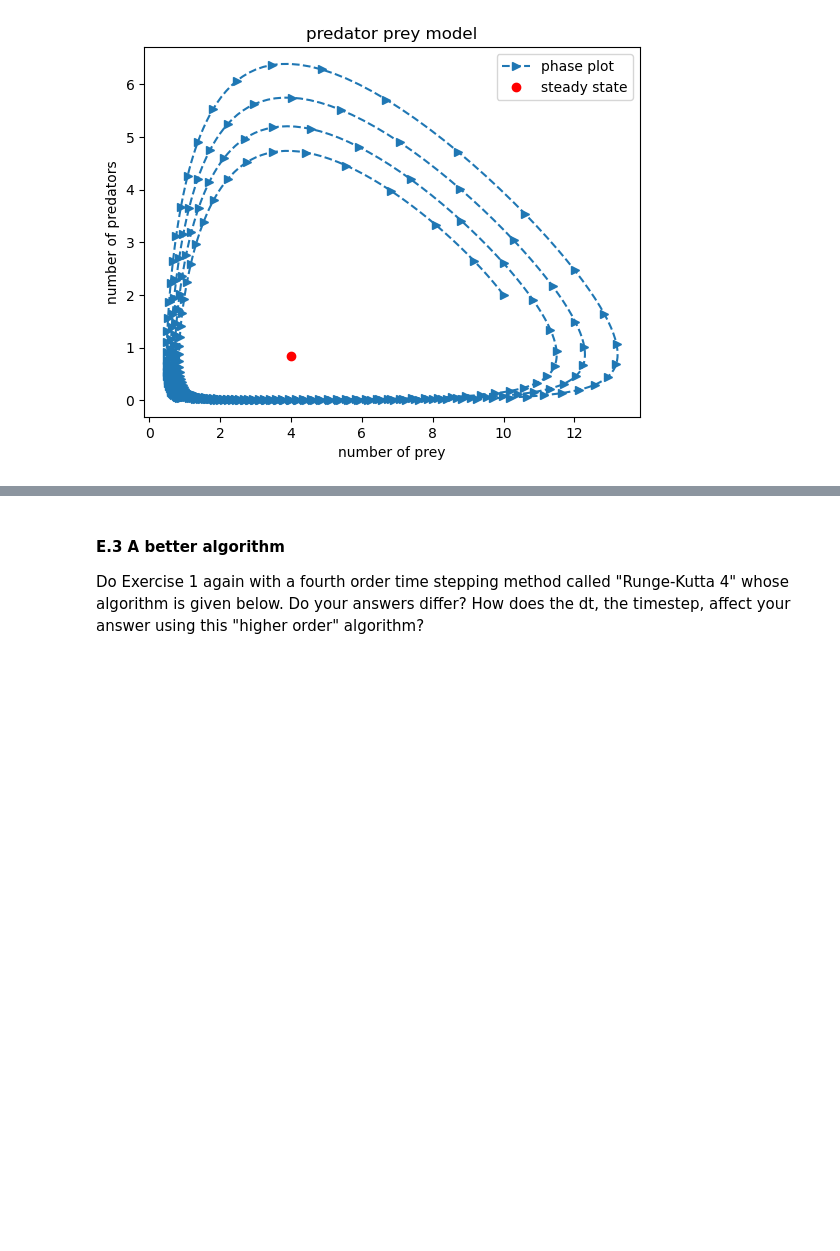
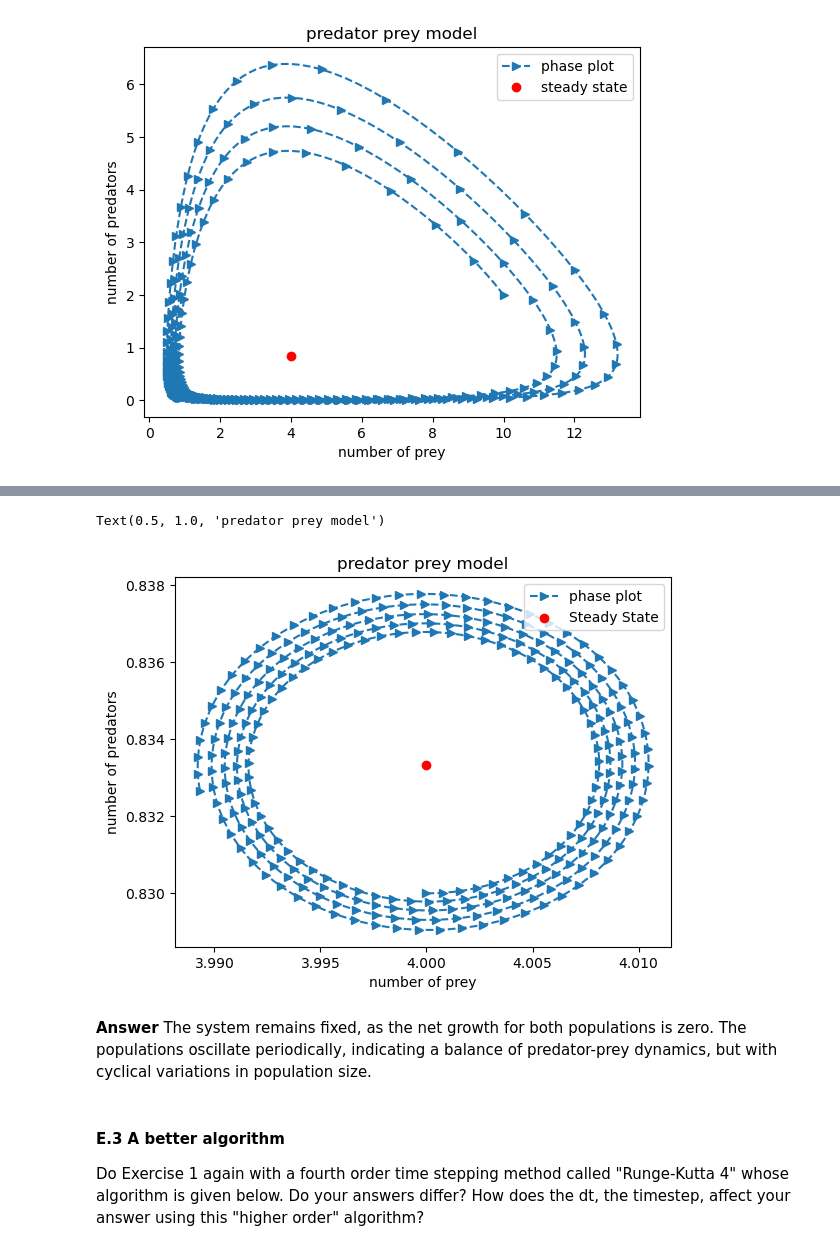
Before and after one commit to chsharrison/Sci_comp_F24, a Jupyter notebook: Sharmin_Siddika/Lab12.2_F24_pred_prey.ipynb, the cells around one changed output, grey strips where cells are left out. Saved outputs shown, nothing was run; the diff lists cells and outputs as text; code cells hidden in the pictures; blank space fills up the shorter version.

```diff
--- a/Sharmin_Siddika/Lab12.2_F24_pred_prey.ipynb
+++ b/Sharmin_Siddika/Lab12.2_F24_pred_prey.ipynb
@@ -824,3 +842,18 @@ The steady states, or fixed points, represent the conditions where the populatio
+# %%
+plt.plot(x_euler, y_euler, '-->', markevery=5, label = 'phase plot')
+plt.scatter(x_star, y_star, color='red', label='Steady State', zorder=5)
+plt.legend(loc='upper right')
+#labels
+plt.xlabel("number of prey")
+plt.ylabel("number of predators")
+#title
+plt.title("predator prey model")
+# %% [output]
+Text(0.5, 1.0, 'predator prey model')
+[figure, added]
+# %% [markdown]
+**Answer** The system remains fixed, as the net growth for both populations is zero.
+The populations oscillate periodically, indicating a balance of predator-prey dynamics, but with cyclical variations in population size.
 # %% [markdown]
 #### E.3 A better algorithm
 Do Exercise 1 again with a fourth order time stepping method called "Runge-Kutta 4" whose algorithm is given below. Do your answers differ? How does the dt, the timestep, affect your answer using this "higher order" algorithm?
```
Also changed, not shown: parts of 29 cells of this notebook.
